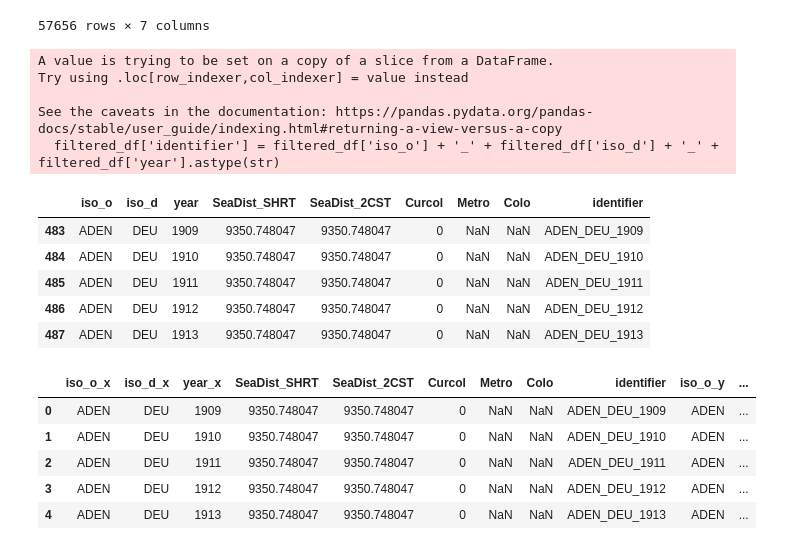
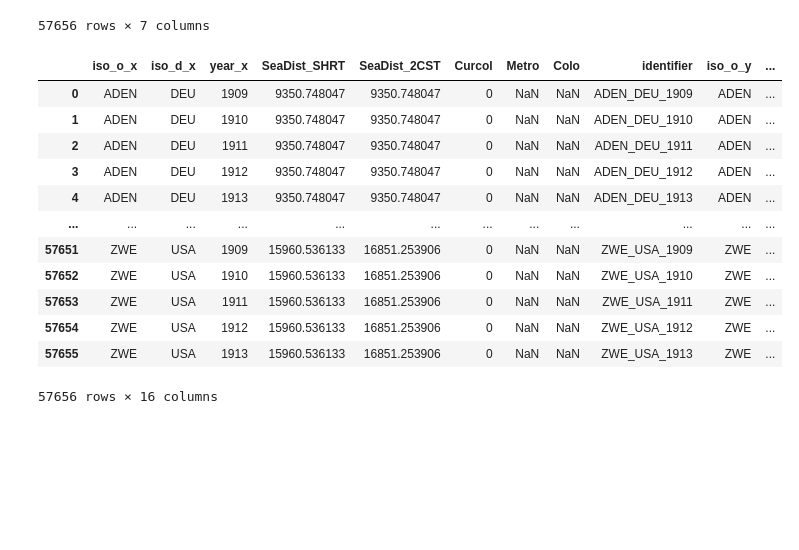
Before and after one commit to kabeerbora/1st_global, a Jupyter notebook: 1st_global.ipynb, the cells around one changed output. Cells and saved outputs as stored; diff of their text form; code cells hidden in the pictures; blank space fills up the shorter version.

```diff
--- a/1st_global.ipynb
+++ b/1st_global.ipynb
@@ -856,7 +821,7 @@ filtered_df = df_gravity[
     df_gravity['iso_o'].isin(target_iso) |
     df_gravity['iso_d'].isin(target_iso)
 ]
-print(f"Filtered DataFrame shape: {filtered_df.shape}")
+filtered_df = filtered_df[(filtered_df['year'] >= 1870) & (filtered_df['year'] <= 1913)]
 # %% [output]
 |  | iso_o | iso_d | year | SeaDist_SHRT | SeaDist_2CST | Curcol | Metro | Colo |
 | 483 | ADEN | DEU | 1909 | 9350.748047 | 9350.748047 | 0 | NaN | NaN |
@@ -889,0 +839,4 @@ df_bitrade
+# %%
+df_bitrade = pd.read_excel('/content/drive/MyDrive/1st_globalization/TRADHIST_BITRADE_BITARIFF_1.xlsx')
+df_gravity = pd.read_excel('/content/drive/MyDrive/1st_globalization/TRADHIST_GRAVITY_BILATERAL_TIME_VARIANT_1.xlsx')
+df_bitrade
@@ -910,26 +877,22 @@ print(f"Filtered DataFrame shape: {filtered_df.shape}")
 57656 rows × 7 columns
 # %%
 filtered_df['identifier'] = filtered_df['iso_o'] + '_' + filtered_df['iso_d'] + '_' + filtered_df['year'].astype(str)
-filtered_df.head()
+filtered_df_bitrade['identifier'] = filtered_df_bitrade['iso_o'] + '_' + filtered_df_bitrade['iso_d'] + '_' + filtered_df_bitrade['year'].astype(str)
-# %% [output]
-A value is trying to be set on a copy of a slice from a DataFrame.
-Try using .loc[row_indexer,col_indexer] = value instead
-
-See the caveats in the documentation: https://pandas.pydata.org/pandas-docs/stable/user_guide/indexing.html#returning-a-view-versus-a-copy
-  filtered_df['identifier'] = filtered_df['iso_o'] + '_' + filtered_df['iso_d'] + '_' + filtered_df['year'].astype(str)
-|  | iso_o | iso_d | year | SeaDist_SHRT | SeaDist_2CST | Curcol | Metro | Colo | identifier |
-| 483 | ADEN | DEU | 1909 | 9350.748047 | 9350.748047 | 0 | NaN | NaN | ADEN_DEU_1909 |
-| 484 | ADEN | DEU | 1910 | 9350.748047 | 9350.748047 | 0 | NaN | NaN | ADEN_DEU_1910 |
-| 485 | ADEN | DEU | 1911 | 9350.748047 | 9350.748047 | 0 | NaN | NaN | ADEN_DEU_1911 |
-| 486 | ADEN | DEU | 1912 | 9350.748047 | 9350.748047 | 0 | NaN | NaN | ADEN_DEU_1912 |
-| 487 | ADEN | DEU | 1913 | 9350.748047 | 9350.748047 | 0 | NaN | NaN | ADEN_DEU_1913 |
 # %%
 merged_gravity_bitrade = pd.merge(filtered_df, filtered_df_bitrade, on='identifier', how='left')
-merged_gravity_bitrade.head()
+merged_gravity_bitrade
+all_unique_iso = pd.unique(merged_gravity_bitrade[['iso_o_x', 'iso_d_x']].values.ravel('K'))
 # %% [output]
 |  | iso_o_x | iso_d_x | year_x | SeaDist_SHRT | SeaDist_2CST | Curcol | Metro | Colo | identifier | iso_o_y | ... |
 | 0 | ADEN | DEU | 1909 | 9350.748047 | 9350.748047 | 0 | NaN | NaN | ADEN_DEU_1909 | ADEN | ... |
 | 1 | ADEN | DEU | 1910 | 9350.748047 | 9350.748047 | 0 | NaN | NaN | ADEN_DEU_1910 | ADEN | ... |
 | 2 | ADEN | DEU | 1911 | 9350.748047 | 9350.748047 | 0 | NaN | NaN | ADEN_DEU_1911 | ADEN | ... |
 | 3 | ADEN | DEU | 1912 | 9350.748047 | 9350.748047 | 0 | NaN | NaN | ADEN_DEU_1912 | ADEN | ... |
 | 4 | ADEN | DEU | 1913 | 9350.748047 | 9350.748047 | 0 | NaN | NaN | ADEN_DEU_1913 | ADEN | ... |
+| ... | ... | ... | ... | ... | ... | ... | ... | ... | ... | ... | ... |
+| 57651 | ZWE | USA | 1909 | 15960.536133 | 16851.253906 | 0 | NaN | NaN | ZWE_USA_1909 | ZWE | ... |
+| 57652 | ZWE | USA | 1910 | 15960.536133 | 16851.253906 | 0 | NaN | NaN | ZWE_USA_1910 | ZWE | ... |
+| 57653 | ZWE | USA | 1911 | 15960.536133 | 16851.253906 | 0 | NaN | NaN | ZWE_USA_1911 | ZWE | ... |
+| 57654 | ZWE | USA | 1912 | 15960.536133 | 16851.253906 | 0 | NaN | NaN | ZWE_USA_1912 | ZWE | ... |
+| 57655 | ZWE | USA | 1913 | 15960.536133 | 16851.253906 | 0 | NaN | NaN | ZWE_USA_1913 | ZWE | ... |
+57656 rows × 16 columns
```
Also changed, not shown: parts of 11 cells of this notebook.
